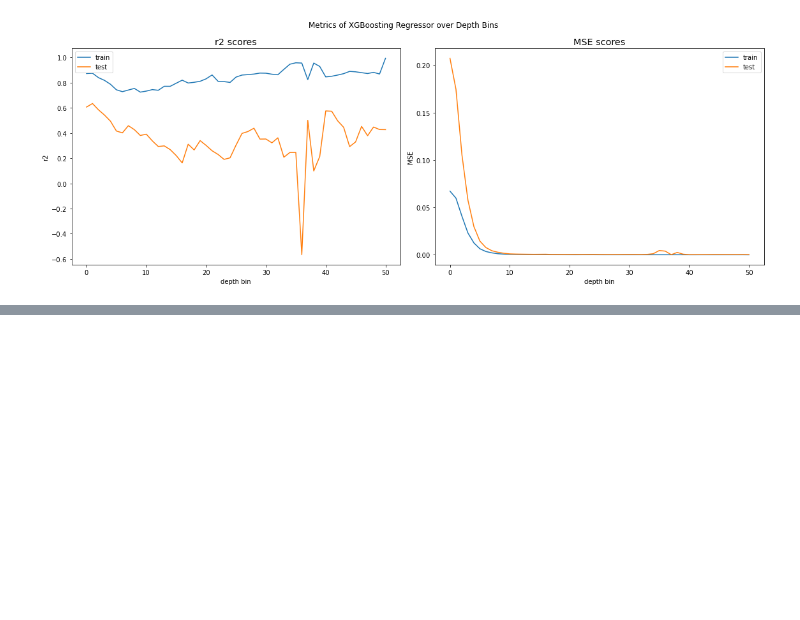
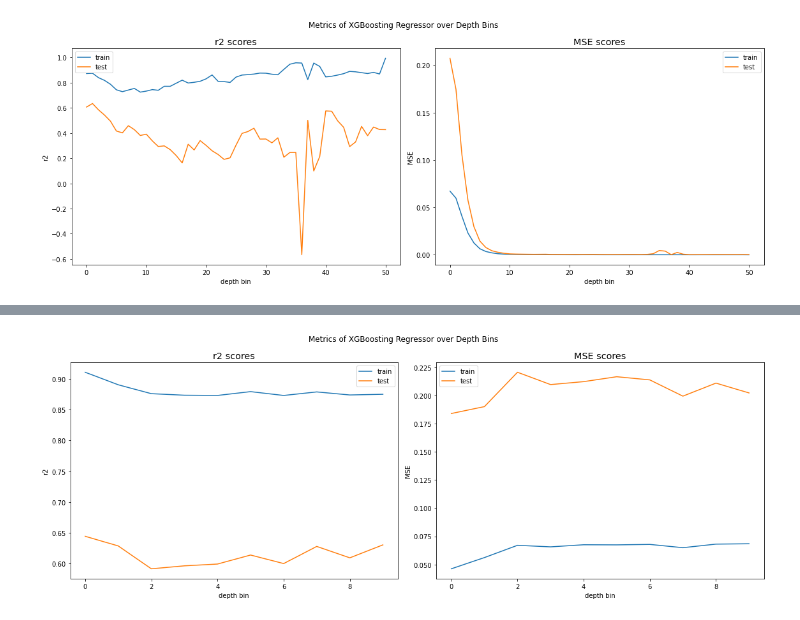
Before and after one commit to gnyirjesy/ocean-depth-characterization, a Jupyter notebook: preliminary_models/xgb_different_depths_ejd.ipynb, the cells around one changed output, grey strips where cells are left out. Cells and saved outputs as stored; diff of their text form; code cells hidden in the pictures; blank space fills up the shorter version.

Commit message:
surface 20m separate models at smaller intervals

```diff
--- a/preliminary_models/xgb_different_depths_ejd.ipynb
+++ b/preliminary_models/xgb_different_depths_ejd.ipynb
@@ -282,10 +282,6 @@ def run_for_depth(depth_idx, intervals, data_df, results_df, plt_n_cols=5, verbo
 
     print(f'---DEPTH {depth_idx}---')
     print(f'Interval: {intervals[depth_idx]}m to {intervals[depth_idx+1]}m')
-
-    if verbose > 0:
-        print('\nGet data_df')
-    data_df = get_data_by_depth(sat_df, float_loc_df, depth_bin=depth_idx, verbose=0)
 
     X = data_df.drop(columns='target_CHLA')
     y = data_df['target_CHLA']
@@ -551,0 +585,14 @@ plt.show()
+# %%
+# initialize dataframe to store results
+results_df_20 = pd.DataFrame(columns=['depth_idx', 'depth_interval', 'num_observations', 'train_mse', 'train_r2', 'test_mse', 'test_r2'])
+# %%
+# fit a gradient booting regression model for the first depth bin
+plt.figure(figsize=(20,10))
+plt.suptitle('Predicted vs. True CHLA from XGBoosting Regressor by Depth Bin', fontsize='xx-large')
+
+for depth_idx in range(len(bins)-1):
+    data_df_20 = get_data_by_depth(sat_df, float_loc_df_20, depth_bin=depth_idx, verbose=0)
+    results_df_20 = run_for_depth(depth_idx=depth_idx, intervals=bins, data_df=data_df_20, results_df=results_df_20)
+
+plt.tight_layout()
+plt.show()
@@ -551,0 +758,25 @@ plt.show()
+# %%
+# plot metrics for different depths
+plt.figure(figsize=(16,6))
+plt.suptitle('Metrics of XGBoosting Regressor over Depth Bins')
+
+plt.subplot(1,2,1)
+plt.plot(range(results_df_20.shape[0]), results_df_20['train_r2'], label='train')
+plt.plot(range(results_df_20.shape[0]), results_df_20['test_r2'], label='test')
+plt.title('r2 scores', fontsize='x-large')
+plt.xlabel('depth bin')
+plt.ylabel('r2')
+plt.legend()
+
+plt.subplot(1,2,2)
+plt.plot(range(results_df_20.shape[0]), results_df_20['train_mse'], label='train')
+plt.plot(range(results_df_20.shape[0]), results_df_20['test_mse'], label='test')
+plt.title('MSE scores', fontsize='x-large')
+plt.xlabel('depth bin')
+plt.ylabel('MSE')
+plt.legend()
+
+plt.tight_layout()
+plt.show()
+# %% [output]
+[figure, added]
```
Also changed, not shown: parts of 9 cells of this notebook.
